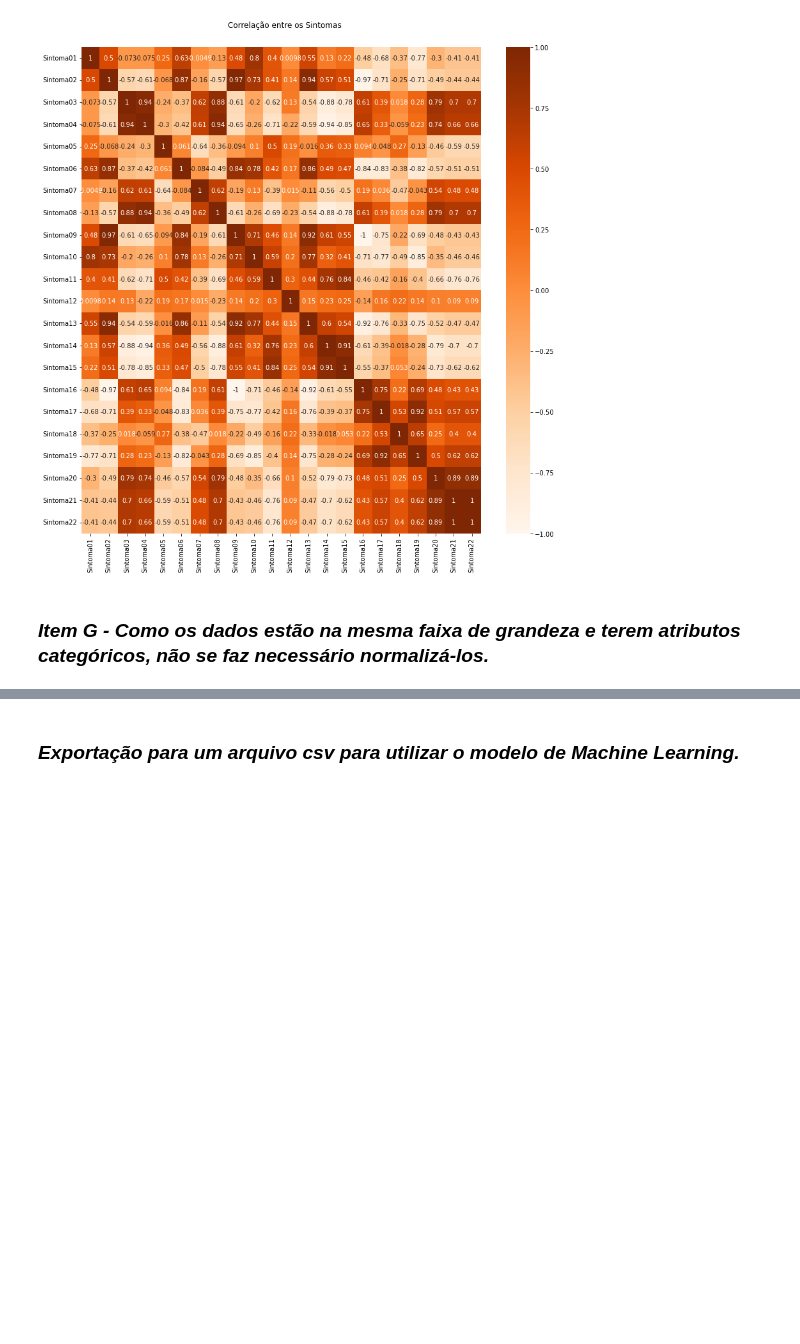
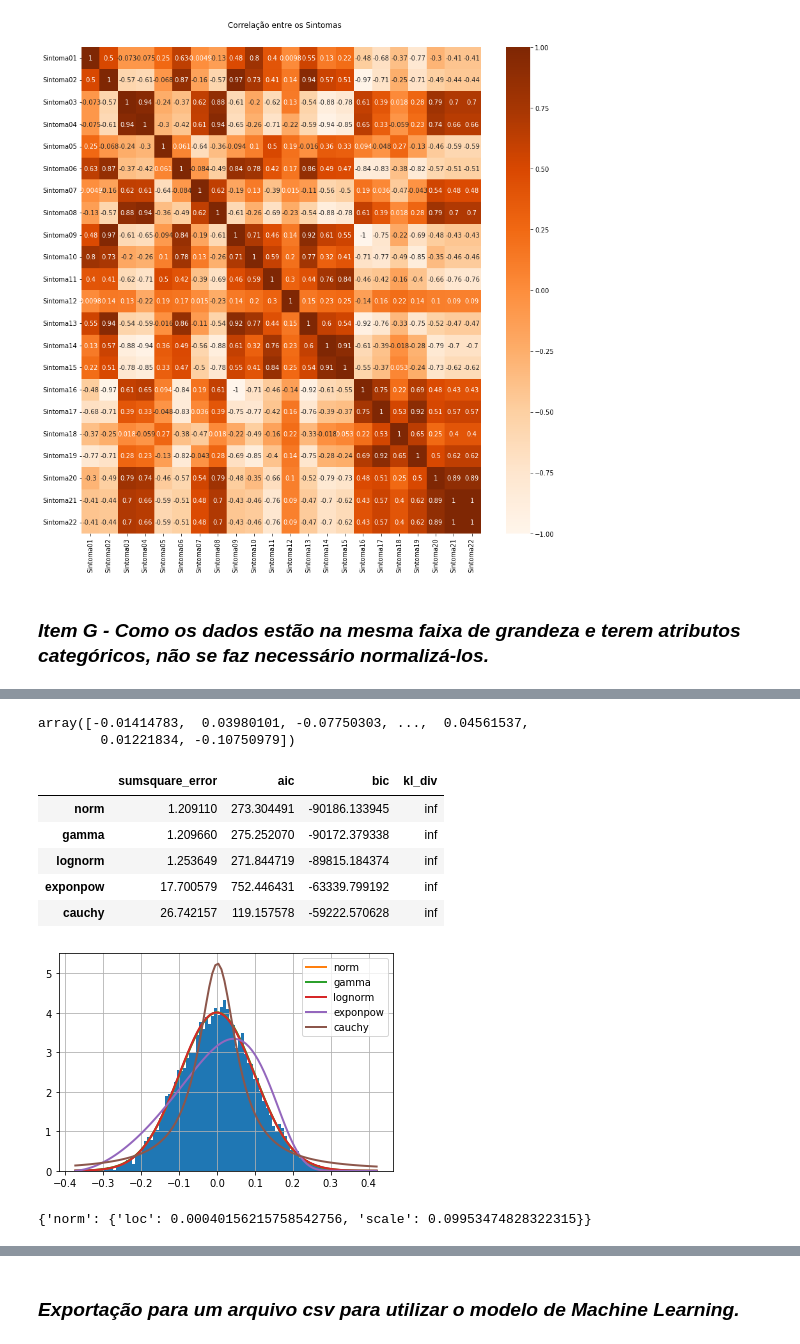
Before and after one commit to daviolp/Web-Scraping-Trab02-Davi, a Jupyter notebook: Analise_dos_Dados/Analise_dos_Dados.ipynb, the cells around one changed output, grey strips where cells are left out. Saved outputs shown, nothing was run; the diff lists cells and outputs as text; code cells hidden in the pictures; blank space fills up the shorter version.

```diff
--- a/Analise_dos_Dados/Analise_dos_Dados.ipynb
+++ b/Analise_dos_Dados/Analise_dos_Dados.ipynb
@@ -184,0 +256,24 @@ Text(0.44, 0.92, 'Correlação entre os Sintomas')
+# %%
+mu, sigma = 0, 0.1 # mean and standard deviation
+data = np.random.normal(mu, sigma, 10000)
+data
+# %% [output]
+array([-0.01414783,  0.03980101, -0.07750303, ...,  0.04561537,
+        0.01221834, -0.10750979])
+# %%
+f = Fitter(data,
+           distributions= get_common_distributions())
+f.fit()
+f.summary()
+# %% [output]
+|  | sumsquare_error | aic | bic | kl_div |
+| norm | 1.209110 | 273.304491 | -90186.133945 | inf |
+| gamma | 1.209660 | 275.252070 | -90172.379338 | inf |
+| lognorm | 1.253649 | 271.844719 | -89815.184374 | inf |
+| exponpow | 17.700579 | 752.446431 | -63339.799192 | inf |
+| cauchy | 26.742157 | 119.157578 | -59222.570628 | inf |
+[figure, added]
+# %%
+f.get_best(method = 'sumsquare_error')
+# %% [output]
+{'norm': {'loc': 0.00040156215758542756, 'scale': 0.09953474828322315}}
```
Also changed, not shown: parts of 12 cells of this notebook, 1 other file.
